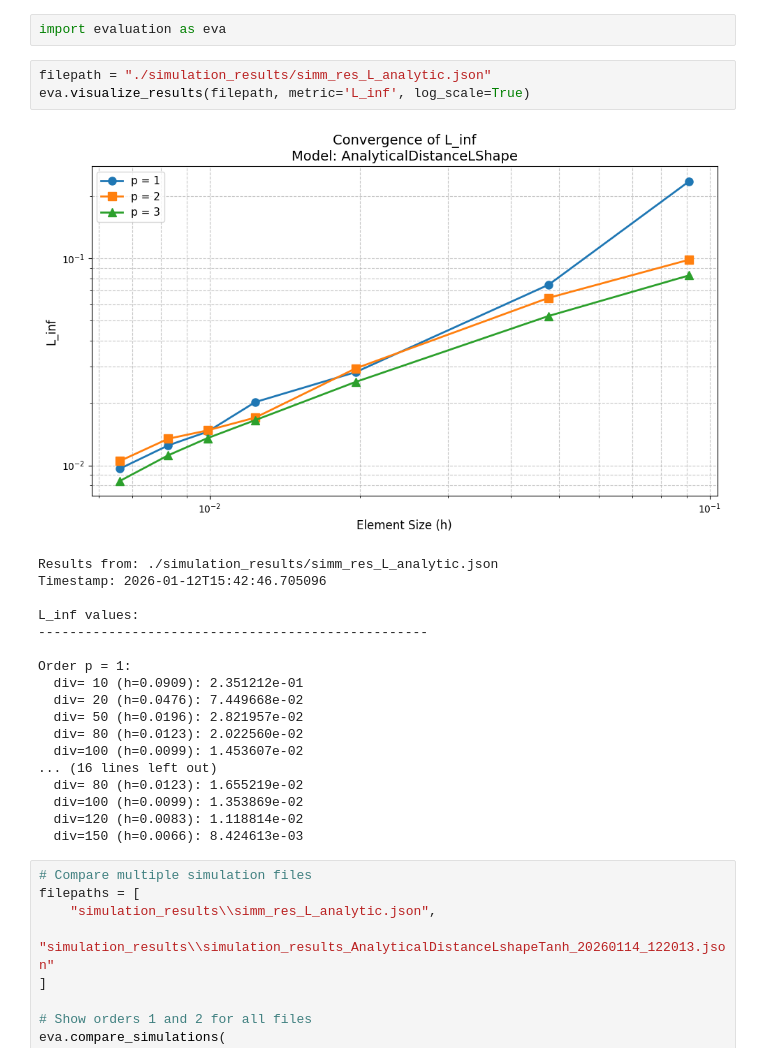
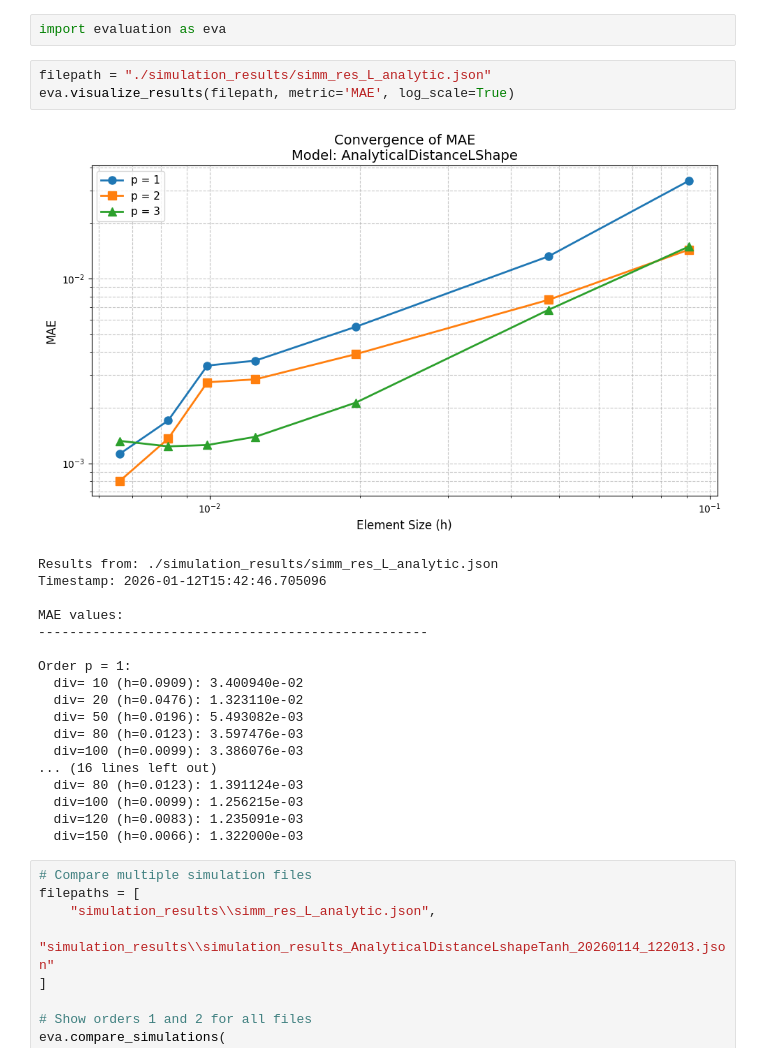
Before and after one commit to csgellert/NeuralIGA, a Jupyter notebook: Neural Analysis/visualize_results_L_shape.ipynb, the cells around one changed output. Saved outputs shown, nothing was run; the diff lists cells and outputs as text.

```diff
--- a/Neural Analysis/visualize_results_L_shape.ipynb
+++ b/Neural Analysis/visualize_results_L_shape.ipynb
@@ -2,26 +2,26 @@
 import evaluation as eva
 # %%
 filepath = "./simulation_results/simm_res_L_analytic.json"
-eva.visualize_results(filepath, metric='L_inf', log_scale=True)
+eva.visualize_results(filepath, metric='MAE', log_scale=True)
 # %% [output]
-[figure, old version]
+[figure, new version]
 Results from: ./simulation_results/simm_res_L_analytic.json
 Timestamp: 2026-01-12T15:42:46.705096
 
-L_inf values:
+MAE values:
 --------------------------------------------------
 
 Order p = 1:
-  div= 10 (h=0.0909): 2.351212e-01
-  div= 20 (h=0.0476): 7.449668e-02
-  div= 50 (h=0.0196): 2.821957e-02
-  div= 80 (h=0.0123): 2.022560e-02
-  div=100 (h=0.0099): 1.453607e-02
+  div= 10 (h=0.0909): 3.400940e-02
+  div= 20 (h=0.0476): 1.323110e-02
+  div= 50 (h=0.0196): 5.493082e-03
+  div= 80 (h=0.0123): 3.597476e-03
+  div=100 (h=0.0099): 3.386076e-03
 ... (16 lines left out)
-  div= 80 (h=0.0123): 1.655219e-02
-  div=100 (h=0.0099): 1.353869e-02
-  div=120 (h=0.0083): 1.118814e-02
-  div=150 (h=0.0066): 8.424613e-03
+  div= 80 (h=0.0123): 1.391124e-03
+  div=100 (h=0.0099): 1.256215e-03
+  div=120 (h=0.0083): 1.235091e-03
+  div=150 (h=0.0066): 1.322000e-03
 # %%
 # Compare multiple simulation files
 filepaths = [
```
Also changed, not shown: 6 other files.
